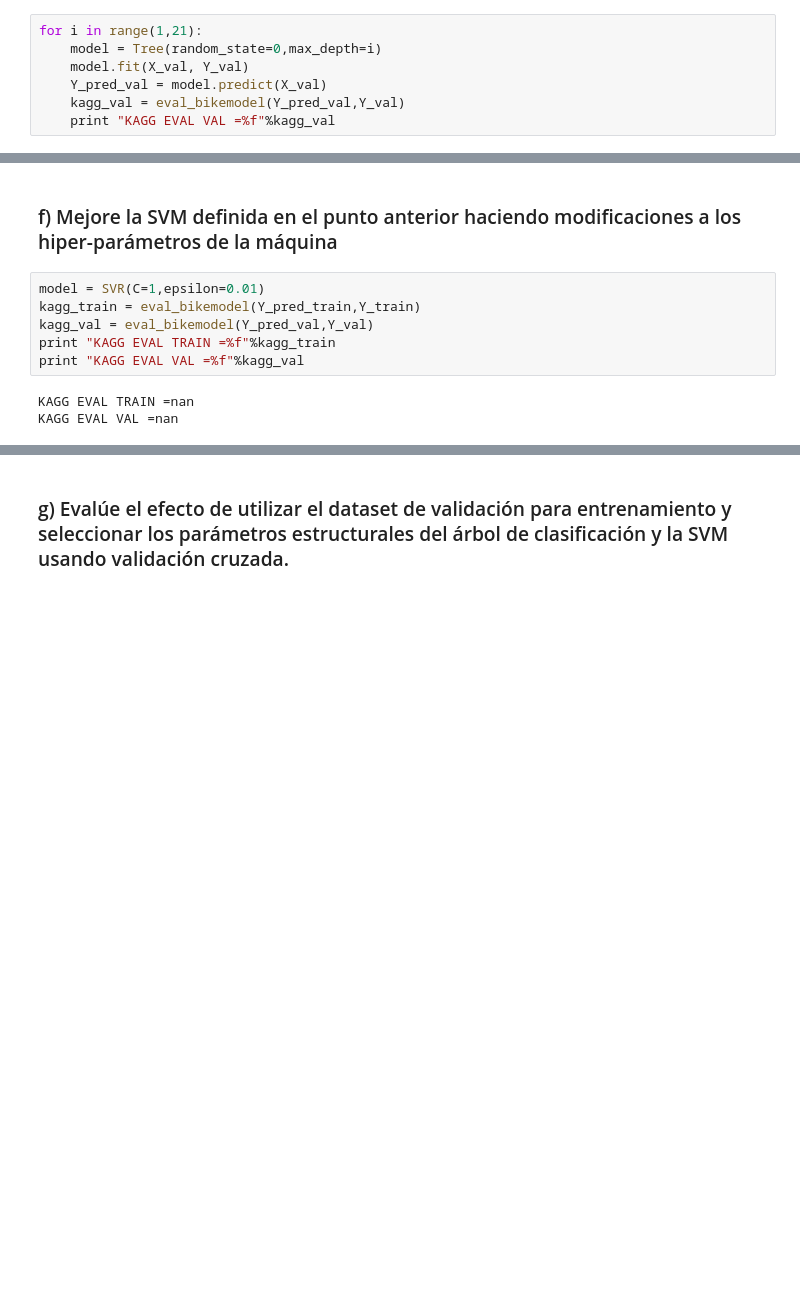
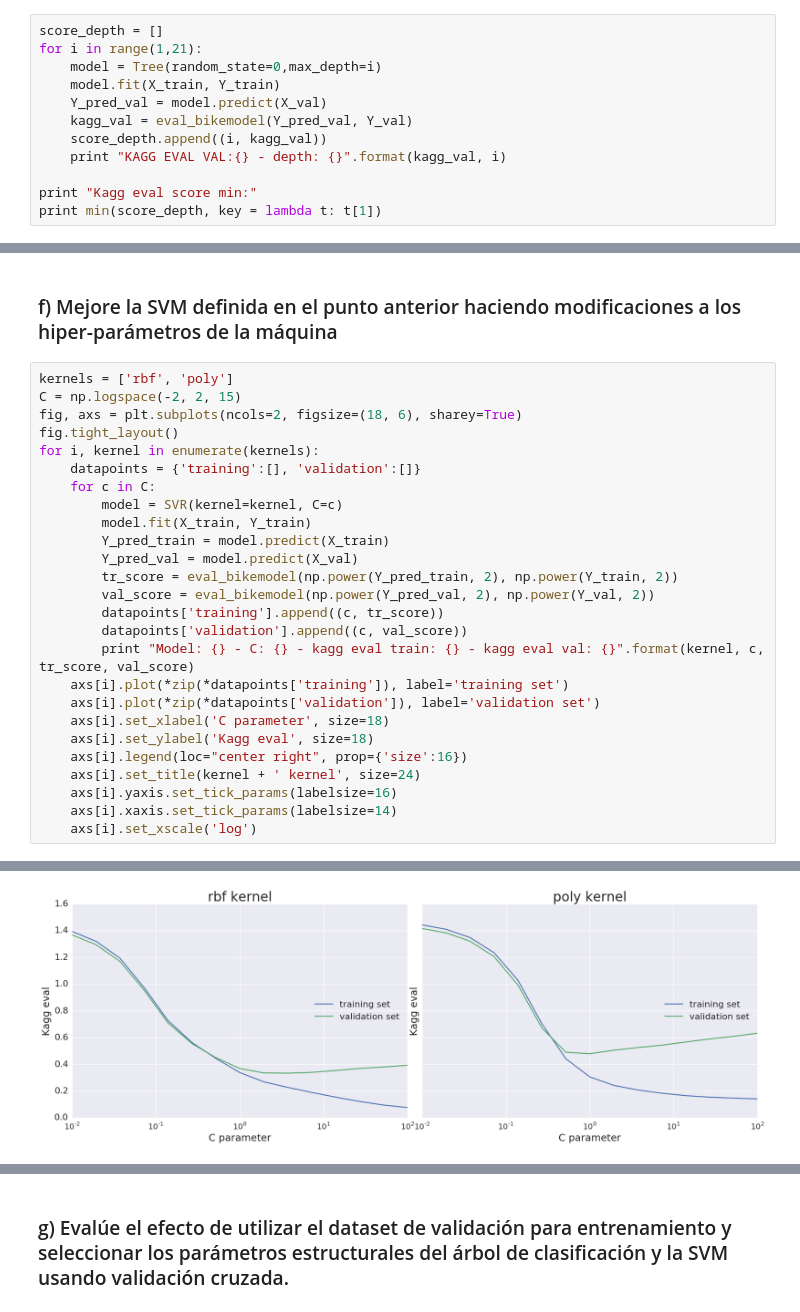
Before and after one commit to ivangolo/ML, a Jupyter notebook: Parte 2/Bike_Sharing.ipynb, the cells around one changed output, grey strips where cells are left out. Saved outputs shown, nothing was run; the diff lists cells and outputs as text; blank space fills up the shorter version.

```diff
--- a/Parte 2/Bike_Sharing.ipynb
+++ b/Parte 2/Bike_Sharing.ipynb
@@ -150,10 +133,15 @@ Del gráfico se puede concluir que los valores predictores están cerca de los v
 # %% [markdown]
 ### c) Mejore el árbol de regresión definido en el punto anterior haciendo modificaciones a los hiper-parámetros del modelo.
 # %%
+score_depth = []
 for i in range(1,21):
     model = Tree(random_state=0,max_depth=i)
-    model.fit(X_val, Y_val)
+    model.fit(X_train, Y_train)
     Y_pred_val = model.predict(X_val)
-    kagg_val = eval_bikemodel(Y_pred_val,Y_val)
-    print "KAGG EVAL VAL =%f"%kagg_val
+    kagg_val = eval_bikemodel(Y_pred_val, Y_val)
+    score_depth.append((i, kagg_val))
+    print "KAGG EVAL VAL:{} - depth: {}".format(kagg_val, i)
+
+print "Kagg eval score min:"
+print min(score_depth, key = lambda t: t[1])
 # %% [output]
@@ -263,11 +288,29 @@ KAGG EVAL TEST =nan
 # %% [markdown]
 ### f) Mejore la SVM definida en el punto anterior haciendo modificaciones a los hiper-parámetros de la máquina
-# %%
-model = SVR(C=1,epsilon=0.01)
-kagg_train = eval_bikemodel(Y_pred_train,Y_train)
-kagg_val = eval_bikemodel(Y_pred_val,Y_val)
-print "KAGG EVAL TRAIN =%f"%kagg_train
-print "KAGG EVAL VAL =%f"%kagg_val
-# %% [output]
-KAGG EVAL TRAIN =nan
-KAGG EVAL VAL =nan
+# %%
+kernels = ['rbf', 'poly']
+C = np.logspace(-2, 2, 15)
+fig, axs = plt.subplots(ncols=2, figsize=(18, 6), sharey=True)
+fig.tight_layout()
+for i, kernel in enumerate(kernels):
+    datapoints = {'training':[], 'validation':[]}
+    for c in C:
+        model = SVR(kernel=kernel, C=c)
+        model.fit(X_train, Y_train)
+        Y_pred_train = model.predict(X_train)
+        Y_pred_val = model.predict(X_val)
+        tr_score = eval_bikemodel(np.power(Y_pred_train, 2), np.power(Y_train, 2))
+        val_score = eval_bikemodel(np.power(Y_pred_val, 2), np.power(Y_val, 2))
+        datapoints['training'].append((c, tr_score))
+        datapoints['validation'].append((c, val_score))
+        print "Model: {} - C: {} - kagg eval train: {} - kagg eval val: {}".format(kernel, c, tr_score, val_score)
+    axs[i].plot(*zip(*datapoints['training']), label='training set')
+    axs[i].plot(*zip(*datapoints['validation']), label='validation set')
+    axs[i].set_xlabel('C parameter', size=18)
+    axs[i].set_ylabel('Kagg eval', size=18)
+    axs[i].legend(loc="center right", prop={'size':16})
+    axs[i].set_title(kernel + ' kernel', size=24)
+    axs[i].yaxis.set_tick_params(labelsize=16)
+    axs[i].xaxis.set_tick_params(labelsize=14)
+    axs[i].set_xscale('log')
+# %% [output]
@@ -273,0 +334 @@ KAGG EVAL VAL =nan
+[figure, added]
```
Also changed, not shown: parts of 27 cells of this notebook.
